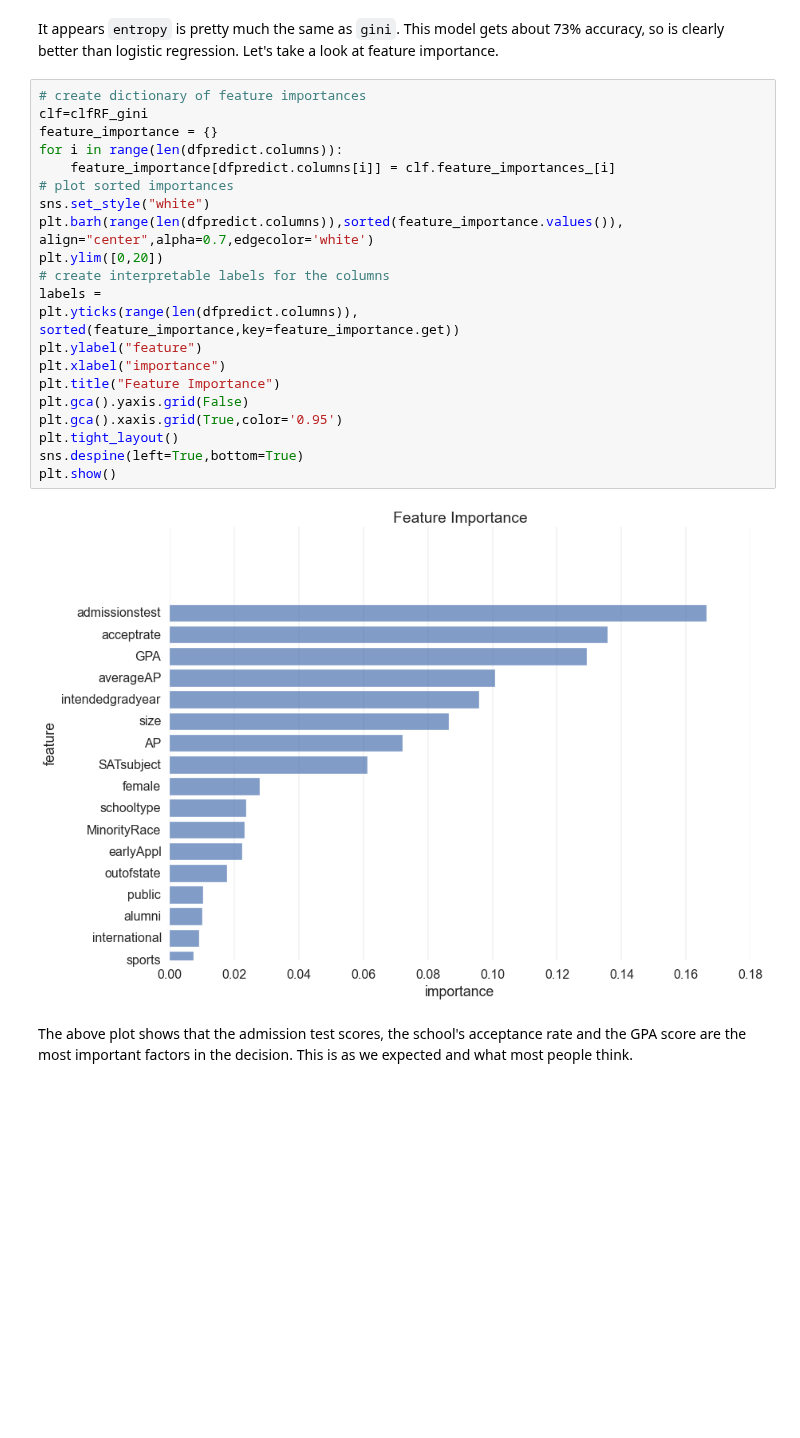
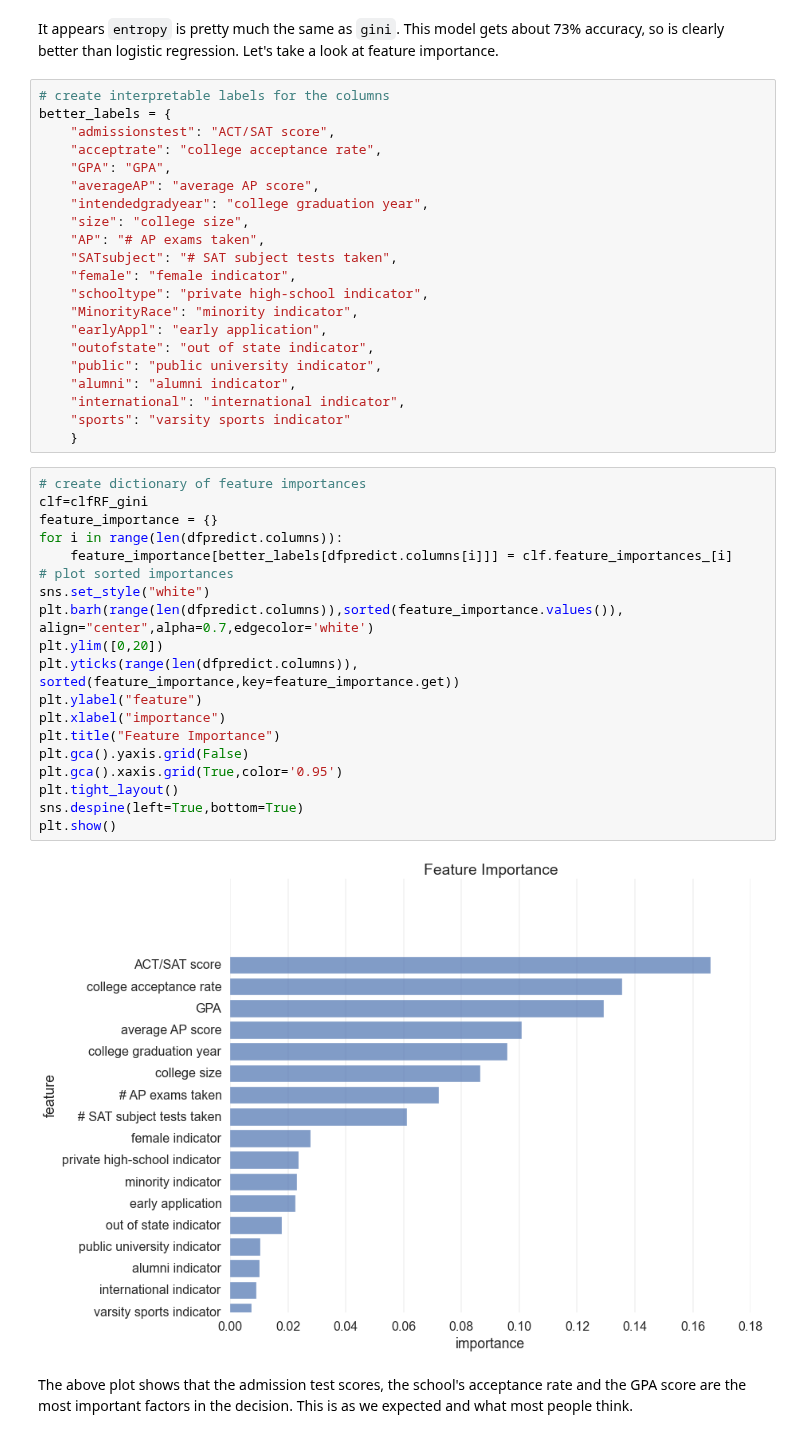
Before and after one commit to wihl/cs109-groupproj-college, a Jupyter notebook: classification_v2.ipynb, the cells around one changed output. Drawn from its saved outputs; the diff is of its cells as text; blank space fills up the shorter version.

Commit message:
changed labels of feature importance graph

```diff
--- a/classification_v2.ipynb
+++ b/classification_v2.ipynb
@@ -249,29 +249,48 @@ Accuracy on test set:  0.746055597295
 # %% [markdown]
 It appears `entropy` is pretty much the same as `gini`. This model gets about 73% accuracy, so is clearly better than logistic regression.
 Let's take a look at feature importance.
+# %%
+# create interpretable labels for the columns
+better_labels = {
+    "admissionstest": "ACT/SAT score",
+    "acceptrate": "college acceptance rate",
+    "GPA": "GPA",
+    "averageAP": "average AP score",
+    "intendedgradyear": "college graduation year",
+    "size": "college size",
+    "AP": "# AP exams taken",
+    "SATsubject": "# SAT subject tests taken",
+    "female": "female indicator",
+    "schooltype": "private high-school indicator",
+    "MinorityRace": "minority indicator",
+    "earlyAppl": "early application",
+    "outofstate": "out of state indicator",
+    "public": "public university indicator",
+    "alumni": "alumni indicator",
+    "international": "international indicator",
+    "sports": "varsity sports indicator"
+    }
 # %%
 # create dictionary of feature importances
 clf=clfRF_gini
 feature_importance = {}
 for i in range(len(dfpredict.columns)):
-    feature_importance[dfpredict.columns[i]] = clf.feature_importances_[i]
+    feature_importance[better_labels[dfpredict.columns[i]]] = clf.feature_importances_[i]
 # plot sorted importances
 sns.set_style("white")
 plt.barh(range(len(dfpredict.columns)),sorted(feature_importance.values()), align="center",alpha=0.7,edgecolor='white')
 plt.ylim([0,20])
-# create interpretable labels for the columns
-labels =
 plt.yticks(range(len(dfpredict.columns)), sorted(feature_importance,key=feature_importance.get))
 plt.ylabel("feature")
 plt.xlabel("importance")
 plt.title("Feature Importance")
 plt.gca().yaxis.grid(False)
 plt.gca().xaxis.grid(True,color='0.95')
 plt.tight_layout()
 sns.despine(left=True,bottom=True)
 plt.show()
 # %% [output]
-[figure, old version]
+[figure, new version]
 # %% [markdown]
 The above plot shows that the admission test scores, the school's acceptance rate and the GPA score are the most important factors in the decision. This is as we expected and what most people think.
 # %% [markdown]
```
